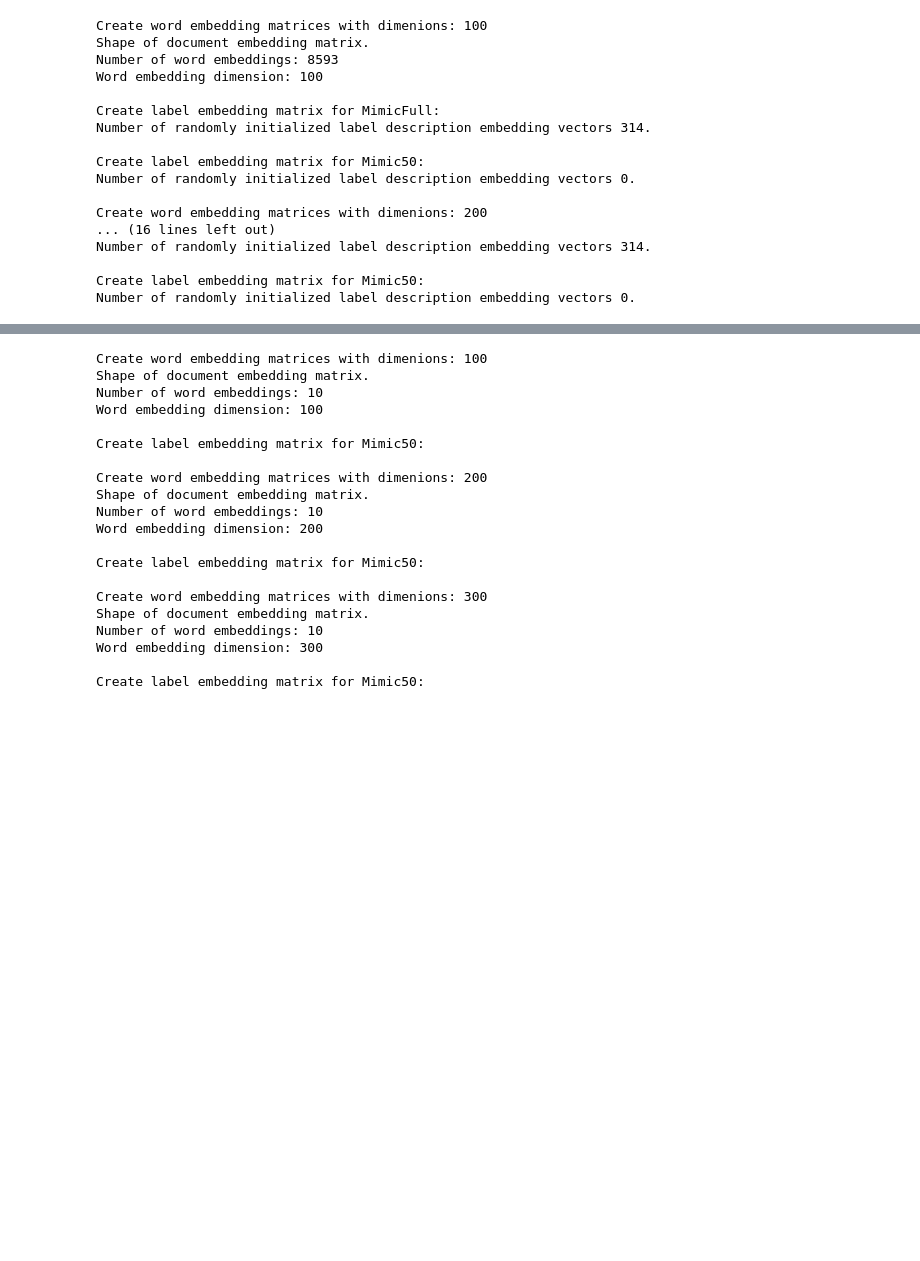
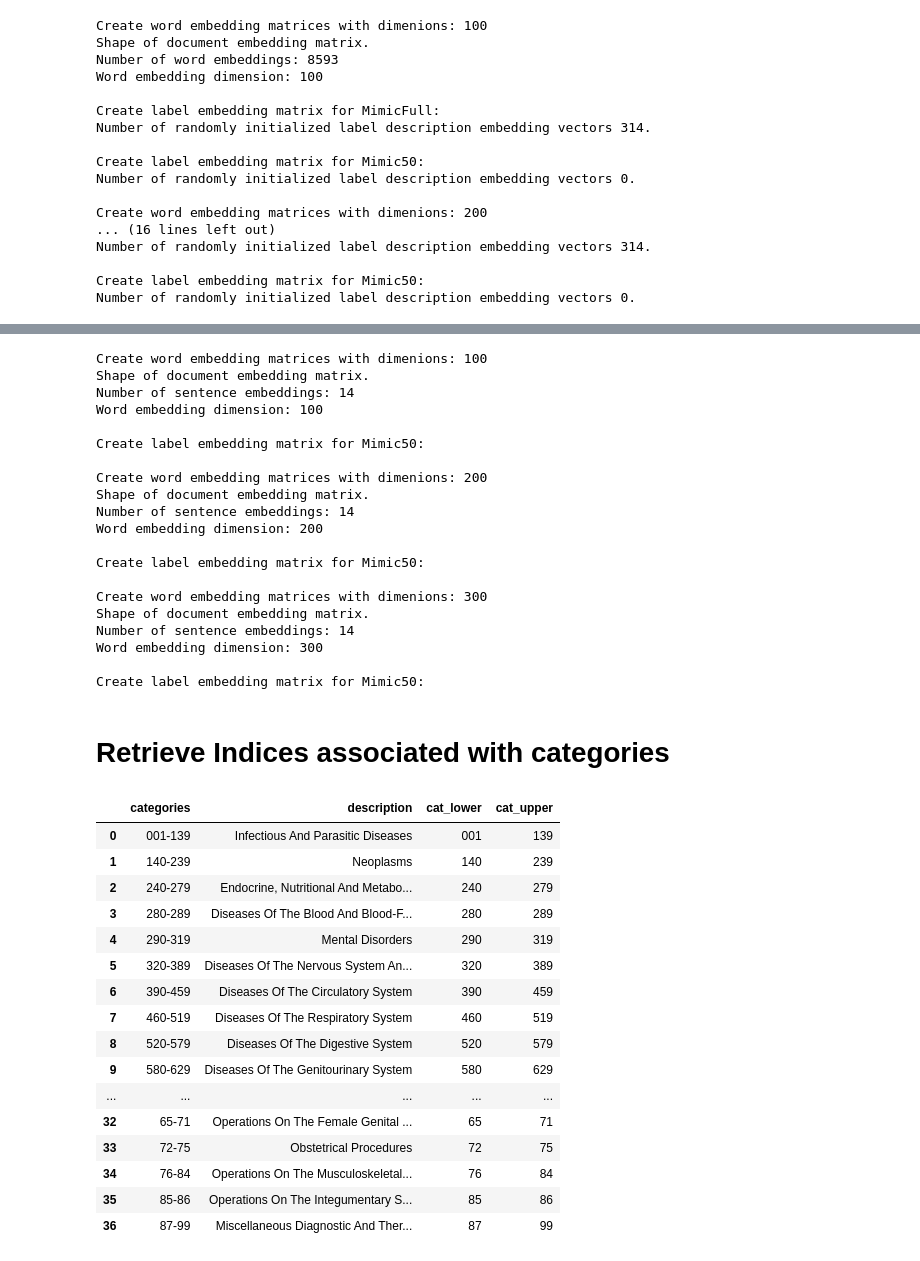
Before and after one commit to csmetzner/attention_mechanisms, a Jupyter notebook: notebooks/ICD-9 Code Descriptions.ipynb, the cells around one changed output, grey strips where cells are left out. Saved outputs shown, nothing was run; the diff lists cells and outputs as text; code cells hidden in the pictures; blank space fills up the shorter version.

```diff
--- a/notebooks/ICD-9 Code Descriptions.ipynb
+++ b/notebooks/ICD-9 Code Descriptions.ipynb
@@ -573,7 +607,7 @@ for dim in embedding_dims:
     model = Doc2Vec(documents, vector_size=dim, window=2, min_count=1, workers=4)
     model_shape = model.dv.vectors.shape
     print('Shape of document embedding matrix.')
-    print(f'Number of word embeddings: {model_shape[0]}')
+    print(f'Number of sentence embeddings: {model_shape[0]}')
     print(f'Word embedding dimension: {model_shape[1]}')
 
     print()
@@ -584,21 +618,23 @@ for dim in embedding_dims:
 # %% [output]
 Create word embedding matrices with dimenions: 100
 Shape of document embedding matrix.
-Number of word embeddings: 10
+Number of sentence embeddings: 14
 Word embedding dimension: 100
 
 Create label embedding matrix for Mimic50:
 
 Create word embedding matrices with dimenions: 200
 Shape of document embedding matrix.
-Number of word embeddings: 10
+Number of sentence embeddings: 14
 Word embedding dimension: 200
 
 Create label embedding matrix for Mimic50:
 
 Create word embedding matrices with dimenions: 300
 Shape of document embedding matrix.
-Number of word embeddings: 10
+Number of sentence embeddings: 14
 Word embedding dimension: 300
 
 Create label embedding matrix for Mimic50:
+# %% [markdown]
+# Retrieve Indices associated with categories
@@ -604,0 +682,26 @@ Create label embedding matrix for Mimic50:
+# %%
+df_cat = pd.DataFrame.from_dict(data=d_cat_desc.items())
+df_cat.columns = ['categories', 'description']
+
+cat_bounds = df_cat['categories'].str.split("-", n = 1, expand = True)
+df_cat['cat_lower'] = cat_bounds[0]
+df_cat['cat_upper'] = cat_bounds[1]
+df_cat
+# %% [output]
+|  | categories | description | cat_lower | cat_upper |
+| 0 | 001-139 | Infectious And Parasitic Diseases | 001 | 139 |
+| 1 | 140-239 | Neoplasms | 140 | 239 |
+| 2 | 240-279 | Endocrine, Nutritional And Metabo... | 240 | 279 |
+| 3 | 280-289 | Diseases Of The Blood And Blood-F... | 280 | 289 |
+| 4 | 290-319 | Mental Disorders | 290 | 319 |
+| 5 | 320-389 | Diseases Of The Nervous System An... | 320 | 389 |
+| 6 | 390-459 | Diseases Of The Circulatory System | 390 | 459 |
+| 7 | 460-519 | Diseases Of The Respiratory System | 460 | 519 |
+| 8 | 520-579 | Diseases Of The Digestive System | 520 | 579 |
+| 9 | 580-629 | Diseases Of The Genitourinary System | 580 | 629 |
+| ... | ... | ... | ... | ... |
+| 32 | 65-71 | Operations On The Female Genital ... | 65 | 71 |
+| 33 | 72-75 | Obstetrical Procedures | 72 | 75 |
+| 34 | 76-84 | Operations On The Musculoskeletal... | 76 | 84 |
+| 35 | 85-86 | Operations On The Integumentary S... | 85 | 86 |
+| 36 | 87-99 | Miscellaneous Diagnostic And Ther... | 87 | 99 |
```
Also changed, not shown: parts of 20 cells of this notebook.
